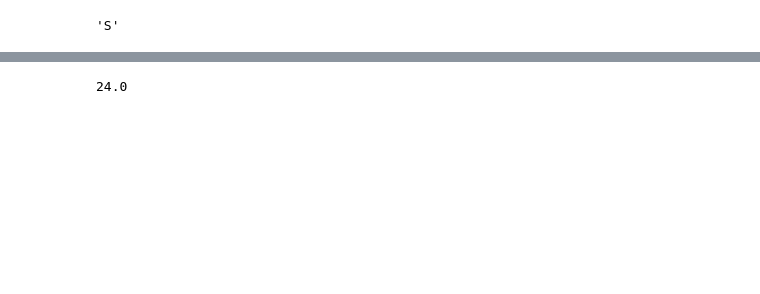
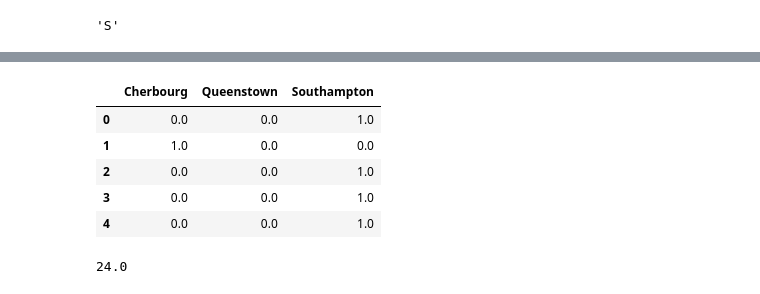
Before and after one commit to leonhead/machine-learning-training, a Jupyter notebook: machine_learning_tools/src/main/python/com/qubit/jupyter/classification/titanic/titanic_analyse_2.ipynb, the cells around one changed output, grey strips where cells are left out. Drawn from its saved outputs; the diff is of its cells as text; code cells hidden in the pictures; blank space fills up the shorter version.

```diff
--- a/machine_learning_tools/src/main/python/com/qubit/jupyter/classification/titanic/titanic_analyse_2.ipynb
+++ b/machine_learning_tools/src/main/python/com/qubit/jupyter/classification/titanic/titanic_analyse_2.ipynb
@@ -69,0 +63,3 @@ train_df.head(1)
+# %%
+train_df['AgeBand'] = pd.cut(train_df['Age'],5)
+train_df[['AgeBand', 'Survived']].groupby(['AgeBand'], as_index=False).mean()#.sort_values(by='AgeBand', ascending=True)
@@ -129,0 +158,3 @@ ValueError: Length of values does not match length of index
+# %%
+test_matrix = Enc_ohe.fit_transform(test_df[['Embarked']]).todense()
+train_matrix
@@ -130,3 +169,16 @@ ValueError: Length of values does not match length of index
+# %%
+labels = ['Cherbourg','Queenstown','Southampton']
+train_embarked = pd.DataFrame(data=train_matrix, columns=labels)
+test_embarked = pd.DataFrame(data=test_matrix, columns=labels)
+
+train_embarked.head()
+# %% [output]
+|  | Cherbourg | Queenstown | Southampton |
+| 0 | 0.0 | 0.0 | 1.0 |
+| 1 | 1.0 | 0.0 | 0.0 |
+| 2 | 0.0 | 0.0 | 1.0 |
+| 3 | 0.0 | 0.0 | 1.0 |
+| 4 | 0.0 | 0.0 | 1.0 |
 # %%
 freq_age = train_df.Age.dropna().mode()[0]
 freq_age
```
Also changed, not shown: parts of 21 cells of this notebook, 7 other files.
